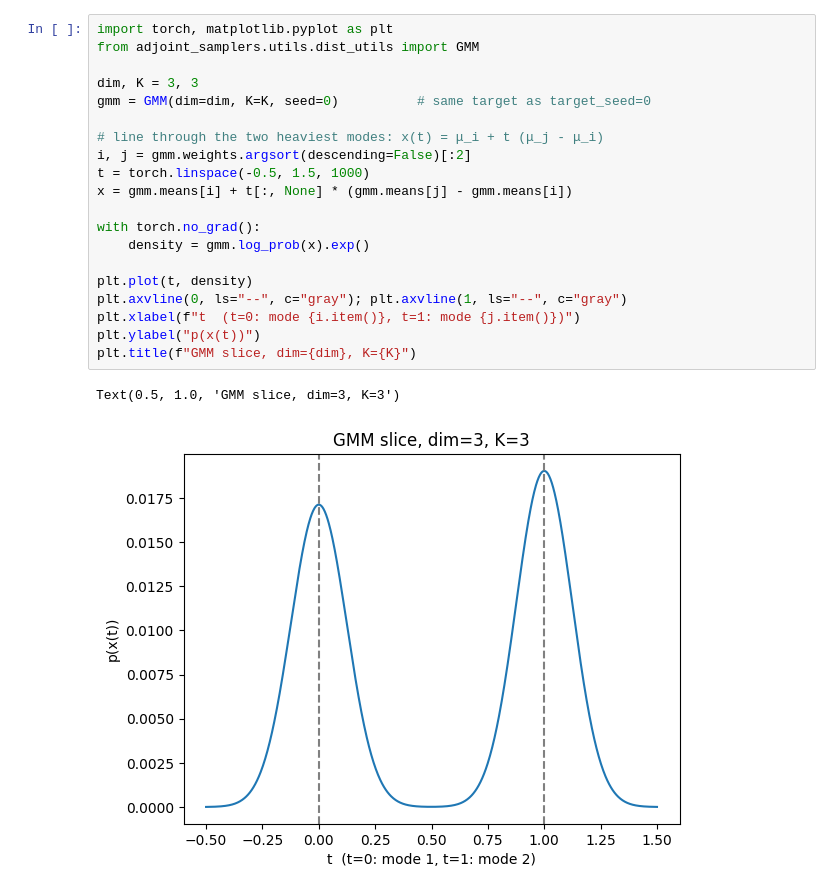
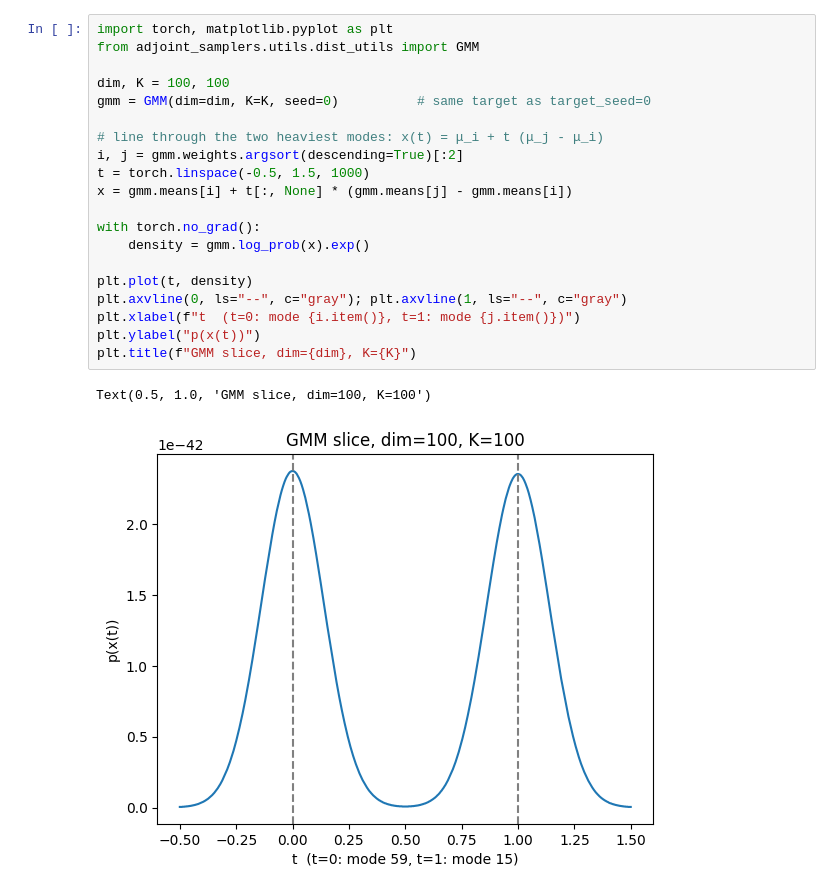
Before and after one commit to HadrienVACHER/ASBS_original, a Jupyter notebook: test.ipynb, the cells around one changed output. Cells and saved outputs as stored; diff of their text form.

```diff
--- a/test.ipynb
+++ b/test.ipynb
@@ -1,23 +1,23 @@
 # %%
 import torch, matplotlib.pyplot as plt
 from adjoint_samplers.utils.dist_utils import GMM
 
-dim, K = 3, 3
+dim, K = 100, 100
 gmm = GMM(dim=dim, K=K, seed=0)          # same target as target_seed=0
 
 # line through the two heaviest modes: x(t) = μ_i + t (μ_j - μ_i)
-i, j = gmm.weights.argsort(descending=False)[:2]
+i, j = gmm.weights.argsort(descending=True)[:2]
 t = torch.linspace(-0.5, 1.5, 1000)
 x = gmm.means[i] + t[:, None] * (gmm.means[j] - gmm.means[i])
 
 with torch.no_grad():
     density = gmm.log_prob(x).exp()
 
 plt.plot(t, density)
 plt.axvline(0, ls="--", c="gray"); plt.axvline(1, ls="--", c="gray")
 plt.xlabel(f"t  (t=0: mode {i.item()}, t=1: mode {j.item()})")
 plt.ylabel("p(x(t))")
 plt.title(f"GMM slice, dim={dim}, K={K}")
 # %% [output]
-Text(0.5, 1.0, 'GMM slice, dim=3, K=3')
+Text(0.5, 1.0, 'GMM slice, dim=100, K=100')
-[figure, old version]
+[figure, new version]
```
Also changed, not shown: 1 other file.
